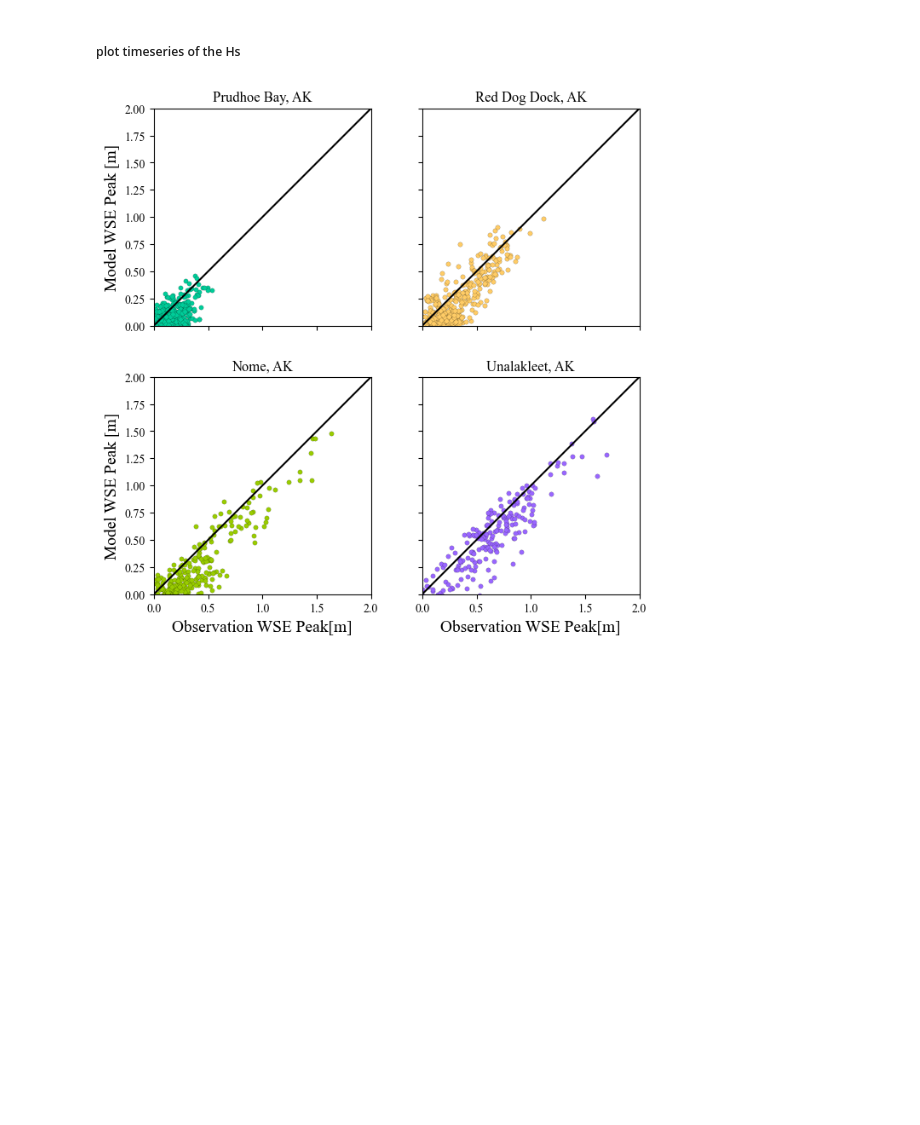
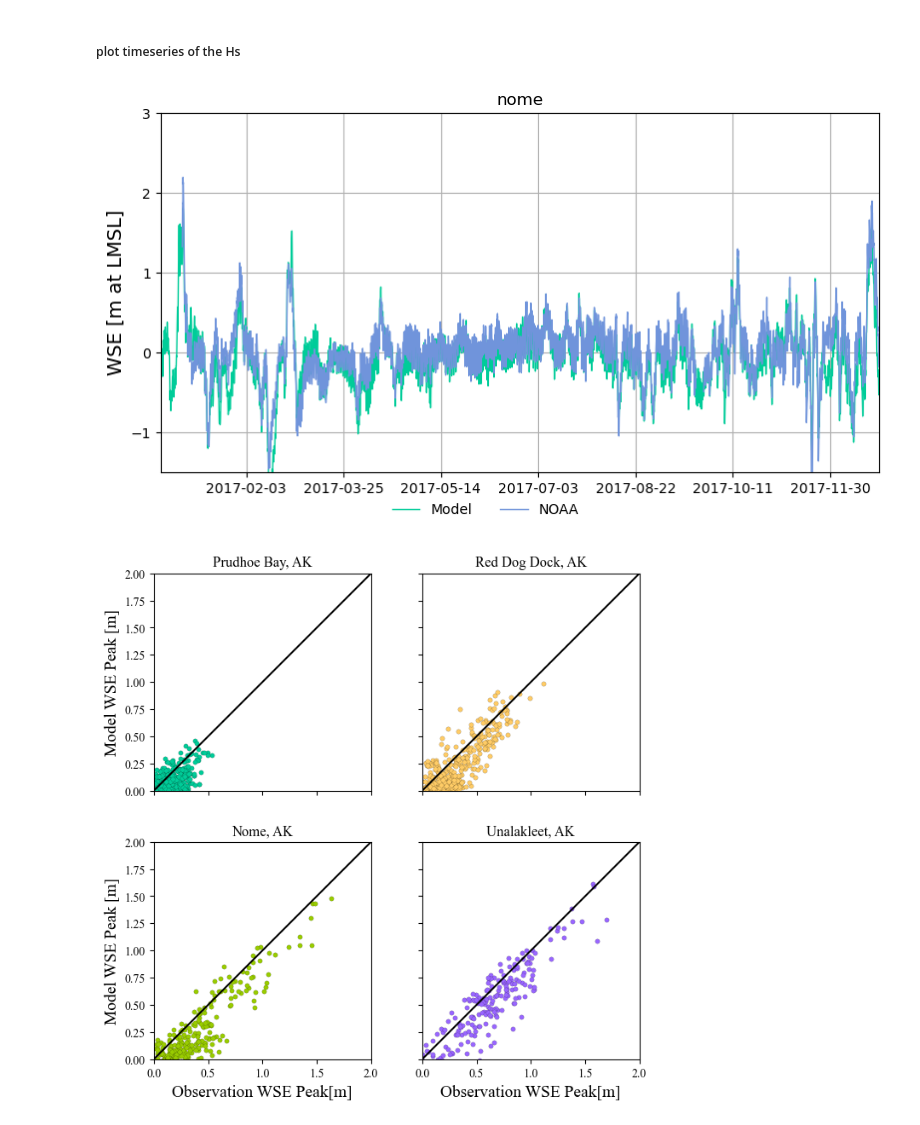
Before and after one commit to tmiesse/arctic_storm, a Jupyter notebook: storm_analysis.ipynb, the cells around one changed output. Saved outputs shown, nothing was run; the diff lists cells and outputs as text; code cells hidden in the pictures; blank space fills up the shorter version.

```diff
--- a/storm_analysis.ipynb
+++ b/storm_analysis.ipynb
@@ -43,25 +48,7 @@ def noaa_data(begin,end,station,vdatum='NAVD',interval='6',
 
 def nearest(items, pivot):
     return min(items, key=lambda x: abs(x - pivot))
-def point_lookup(model_lat:np.array, model_lon:np.array, satellite_lat:float, satellite_lon:float):
-    rad_factor = np.pi/180.0
-    modlatrad = model_lat[:] * rad_factor
-    modlonrad = model_lon[:] * rad_factor
-    ny,nx = modlatrad.shape, modlonrad.shape
-    clat,clon = np.cos(modlatrad),np.cos(modlonrad)
-    slat,slon = np.sin(modlatrad),np.sin(modlonrad)
-    triples = list(zip(np.ravel(clat*clon), np.ravel(clat*slon), np.ravel(slat)))
-    kdt = cKDTree(triples)
-    #feeding the desired point
-    satlatrad = satellite_lat * rad_factor
-    satlonrad = satellite_lon * rad_factor
-    clat0,clon0 = np.cos(satlatrad),np.cos(satlonrad)
-    slat0,slon0 = np.sin(satlatrad),np.sin(satlonrad)
-    dist_sq_min, minindex_1d = kdt.query([clat0*clon0, clat0*slon0, slat0])
-    iy_min, ix_min = np.unravel_index(minindex_1d, modlatrad.shape), np.unravel_index(minindex_1d, modlonrad.shape)
-    if iy_min != ix_min:
-        print('Unmatching indexes! Something is wrong!')
-    return iy_min #printing the index of nearest point
+
 def point_lookup(model_lat:np.array, model_lon:np.array, satellite_lat:np.array, satellite_lon:np.array):
     tree = BallTree(np.deg2rad(np.c_[model_lat,model_lon]), metric='haversine')
     distances, indices = tree.query(np.deg2rad(np.c_[satellite_lat, satellite_lon]), k = 1)
@@ -78,7 +65,7 @@ Download the swan_HS.63.nc from one of the 4 folders
 # %%
 root = pl.Path('/groups/ORC-CLIMATE/fhrl_repo/Arctic_Database')
 
-ncfile = nc4.Dataset(root / '2024' /'outputs' / 'fort.63.nc')
+ncfile = nc4.Dataset(root / '2017' /'outputs' / 'fort.63.nc')
 # %% [markdown]
 #### Read metadata within netcdf file
 # %%
@@ -98,7 +85,7 @@ stations = {'prudhoe':{'id':9497645,'lat':70.414987,'lon':-148.537066},
 # %%
 name = 'nome'
 station = stations[name]['id']
-start,end = pd.to_datetime('2024-01-01 01:00').strftime('%Y%m%d %H:%M'),dt[-1].strftime('%Y%m%d %H:%M')#pd.to_datetime('2019-01-01 01:00').strftime('%Y%m%d %H:%M')
+start,end = pd.to_datetime('2017-01-01 01:00').strftime('%Y%m%d %H:%M'),dt[-1].strftime('%Y%m%d %H:%M')#pd.to_datetime('2019-01-01 01:00').strftime('%Y%m%d %H:%M')
 file = json.loads(noaa_data(start,end,station,vdatum='MSL',interval='6',product='hourly_height'))
 
 obs =np.array([float(file['data'][i]['v']) if file['data'][i]['v']!='' else np.nan for i in range(len(file['data']))])
@@ -113,36 +100,38 @@ distances,node_ids = point_lookup(y, x,obs_lat,obs_lon)
 ##### plot timeseries of the Hs
 # %%
 # plot parameters to initialize the plot
-plt.rcParams["font.family"] = "Times New Roman"
+#plt.rcParams["font.family"] = "Times New Roman"
 fig = plt.figure(figsize=(8,4))
 colors = ['#00cc99','#ffcc66','#99cc00']
 ax = plt.axes([0,0.,0.9,.9])
 c=0
 
 
 model = ncfile.variables['zeta'][:,node_ids[0][0]]
 ax.plot(dt[:],model,color=colors[c],label='Model',linewidth=1)
 
 ax.plot(obs_dt,obs,color='#7094db',label='NOAA',linewidth=1)
 
-bbox = dict(boxstyle='round', fc='white', ec='black', alpha=0.5)
+#bbox = dict(boxstyle='round', fc='white', ec='black', alpha=0.5)
 #bias = np.nanmean(obs - model)
 #text = (f'Bias = {bias:.2f} m \n'
 #        f'RMSE = {taylor1["crmsd"][1]:.2f} m')
 
 #ax.text(0.975,0.875,text,fontsize=12,transform=ax.transAxes, horizontalalignment='right',bbox=bbox)
 
 #ax.plot(dt_int,bias,color='#8c8c8c',linestyle='--',label='Bias',linewidth=2)
 
 ax.set_ylabel(r'WSE [m at LMSL]',fontsize=14)
 ax.set_ylim([-1.500001,3.000001])
-dt1 = pd.to_datetime('2024-01-01')
-dt2 = pd.to_datetime('2024-12-15')
+dt1 = pd.to_datetime('2016-12-21')
+dt2 = pd.to_datetime('2017-12-25')
 ax.set_xlim([dt1,dt2])
 ax.grid(True)
 ax.legend(loc='upper right', bbox_to_anchor=(0.6, -.05),ncol=2,frameon=False,fontsize=10)
 ax.set_title(name)
 ax.xaxis.set_major_locator(plt.MaxNLocator(8))
 #plt.savefig(f'/Users/tmiesse/work/FHRL/arctic/model/arctic_ocean_coastal_study/figures/{name}_wl.png',dpi=480,bbox_inches='tight',pad_inches=0.1,transparent=True)
 plt.show()
+# %% [output]
+[figure, added]
 # %%
```
Also changed, not shown: parts of 8 cells of this notebook, 1 other file.
